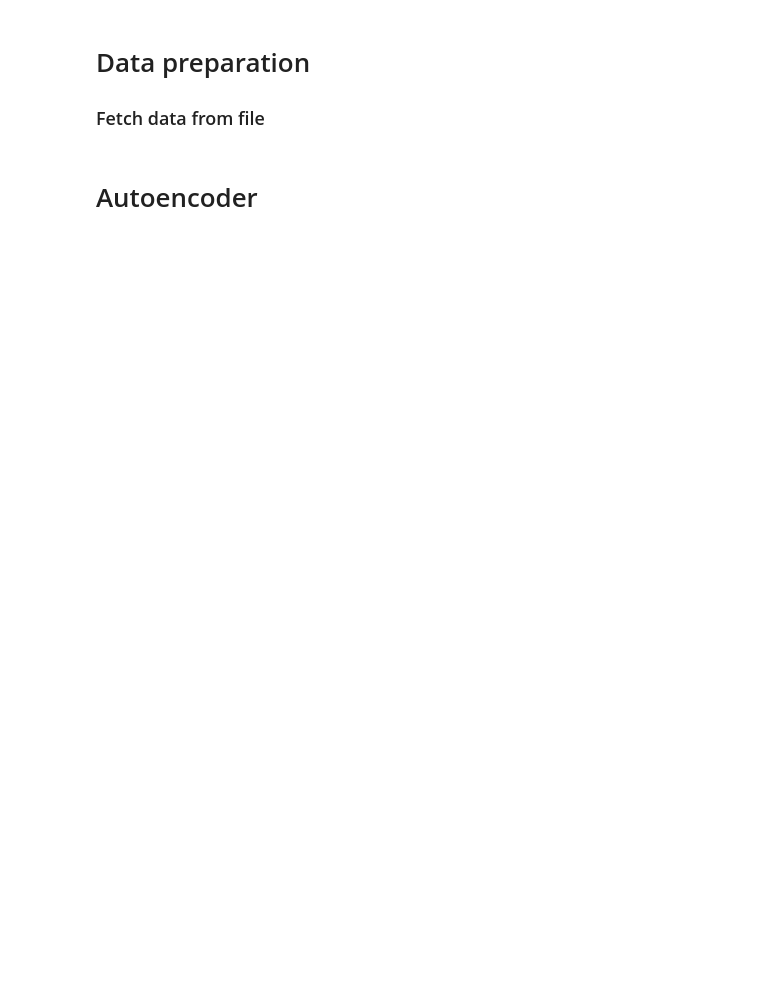
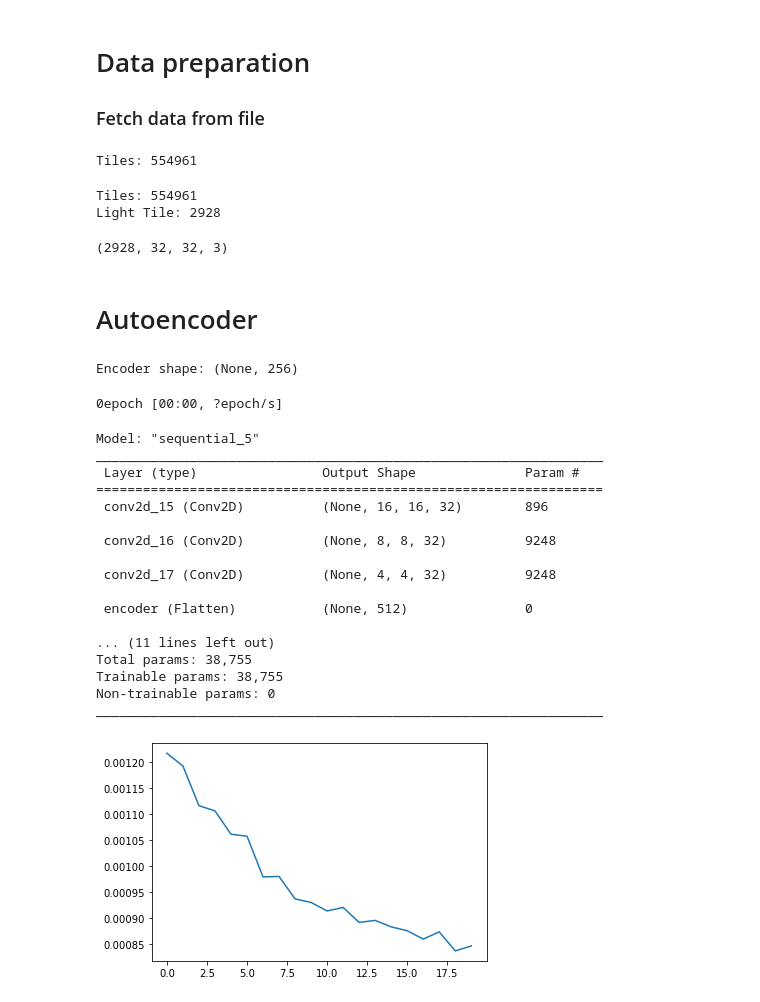
Before and after one commit to JunodChristophe/heig-ai-for-good, a Jupyter notebook: junodch-3-autoencoder.ipynb, the cells around one changed output. Saved outputs shown, nothing was run; the diff lists cells and outputs as text; code cells hidden in the pictures; blank space fills up the shorter version.

```diff
--- a/junodch-3-autoencoder.ipynb
+++ b/junodch-3-autoencoder.ipynb
@@ -22,19 +28,25 @@ pathValidation = folderName + "Population GHSL_1.tif"
 aoi = utils.getImgBorder(pathSatellite)
 
 # Fetch coords
-dataCoords, dataRadiance = utils.getTilesCoordsPerimeter(pathNight, validThreshold=1, area=aoi)
-
-trainMask = dataRadiance>25
-lightCoords = dataCoords[trainMask]
-
+dataCoords, dataRadiance = utils.getTilesCoordsPerimeter(pathNight, area=aoi)
 print('Tiles:',dataCoords.shape[0])
-print('Light Tile:',lightCoords.shape[0])
+# %% [output]
+Tiles: 554961
+# %%
+trainMask = dataRadiance>100
+lightCoords = dataCoords[trainMask]
+
+print('Tiles:',dataCoords.shape[0])
+print('Light Tile:',lightCoords.shape[0])
+# %% [output]
+Tiles: 554961
+Light Tile: 2928
 # %%
-# Fetch images
 with rasterio.open(pathSatellite) as f:
-  trainData, _ = utils.getEachImgFromCoord(f, dataCoords[trainMask], True)
-trainData = utils.formatData(trainData, res=32, toFloat=True)
+  trainData, _ = utils.coordsToImgsFormated(f, lightCoords, res=32)
 print(trainData.shape)
+# %% [output]
+(2928, 32, 32, 3)
 # %% [markdown]
 # Autoencoder
 # %%
@@ -56,18 +68,15 @@ activationFunction = lambda x: tf.keras.activations.relu(x, max_value=255)
 earlyStop = tf.keras.callbacks.EarlyStopping(monitor='loss', min_delta=0, patience=3)
 
 autoencoder = keras.Sequential([
-  layers.Conv2D(16,(3,3), 2, padding='same', activation='relu', input_shape=input_shape),
-  layers.Conv2D(16,(3,3), 2, padding='same', activation='relu'),
-  layers.Conv2D(16,(3,3), 2, padding='same', activation='relu'),
+  layers.Conv2D(32,(3,3), 2, padding='same', activation='relu', input_shape=input_shape),
+  layers.Conv2D(32,(3,3), 2, padding='same', activation='relu'),
+  layers.Conv2D(32,(3,3), 2, padding='same', activation='relu'),
 
   layers.Flatten(name='encoder'),
-  layers.Reshape(target_shape=(4,4,16)),
+  layers.Reshape(target_shape=(4,4,32)),
 
-  #layers.UpSampling2D((2,2)),
-  layers.Conv2DTranspose(16,(3,3), 2, padding='same', activation='relu'),
-  #layers.UpSampling2D((2,2)),
-  layers.Conv2DTranspose(16,(3,3), 2, padding='same', activation='relu'),
-  #layers.UpSampling2D((2,2)),
+  layers.Conv2DTranspose(32,(3,3), 2, padding='same', activation='relu'),
+  layers.Conv2DTranspose(32,(3,3), 2, padding='same', activation='relu'),
 
   layers.Conv2DTranspose(3, (3,3), 2, padding='same', activation='sigmoid', name='decoder'),
 ])
@@ -79,7 +88,7 @@ print('Encoder shape:',autoencoder.get_layer('encoder').output_shape)
 autoencoder.get_output_shape_at
 
 result = autoencoder.fit(trainData, trainData,
-                          epochs=50,
+                          epochs=30,
                           batch_size=2,
                           shuffle=True,
                           verbose=0,
@@ -88,10 +97,31 @@ result = autoencoder.fit(trainData, trainData,
                             earlyStop,
                           ],
                         )
+# %% [output]
+Encoder shape: (None, 256)
+0epoch [00:00, ?epoch/s]
 # %%
-matPlt.plot(result.history['loss'][:], label='Training')
-#matPlt.plot(result.history['val_loss'], label='Testing')
+matPlt.plot(result.history['loss'][10:], label='Training')
 autoencoder.summary()
+# %% [output]
+Model: "sequential_5"
+_________________________________________________________________
+ Layer (type)                Output Shape              Param #
+=================================================================
+ conv2d_15 (Conv2D)          (None, 16, 16, 32)        896
+
+ conv2d_16 (Conv2D)          (None, 8, 8, 32)          9248
+
+ conv2d_17 (Conv2D)          (None, 4, 4, 32)          9248
+
+ encoder (Flatten)           (None, 512)               0
+
+... (11 lines left out)
+Total params: 38,755
+Trainable params: 38,755
+Non-trainable params: 0
+_________________________________________________________________
+[figure, added]
 # %%
 print("Test display some tiles")
 
```
Also changed, not shown: parts of 3 cells of this notebook, 14 other files.
